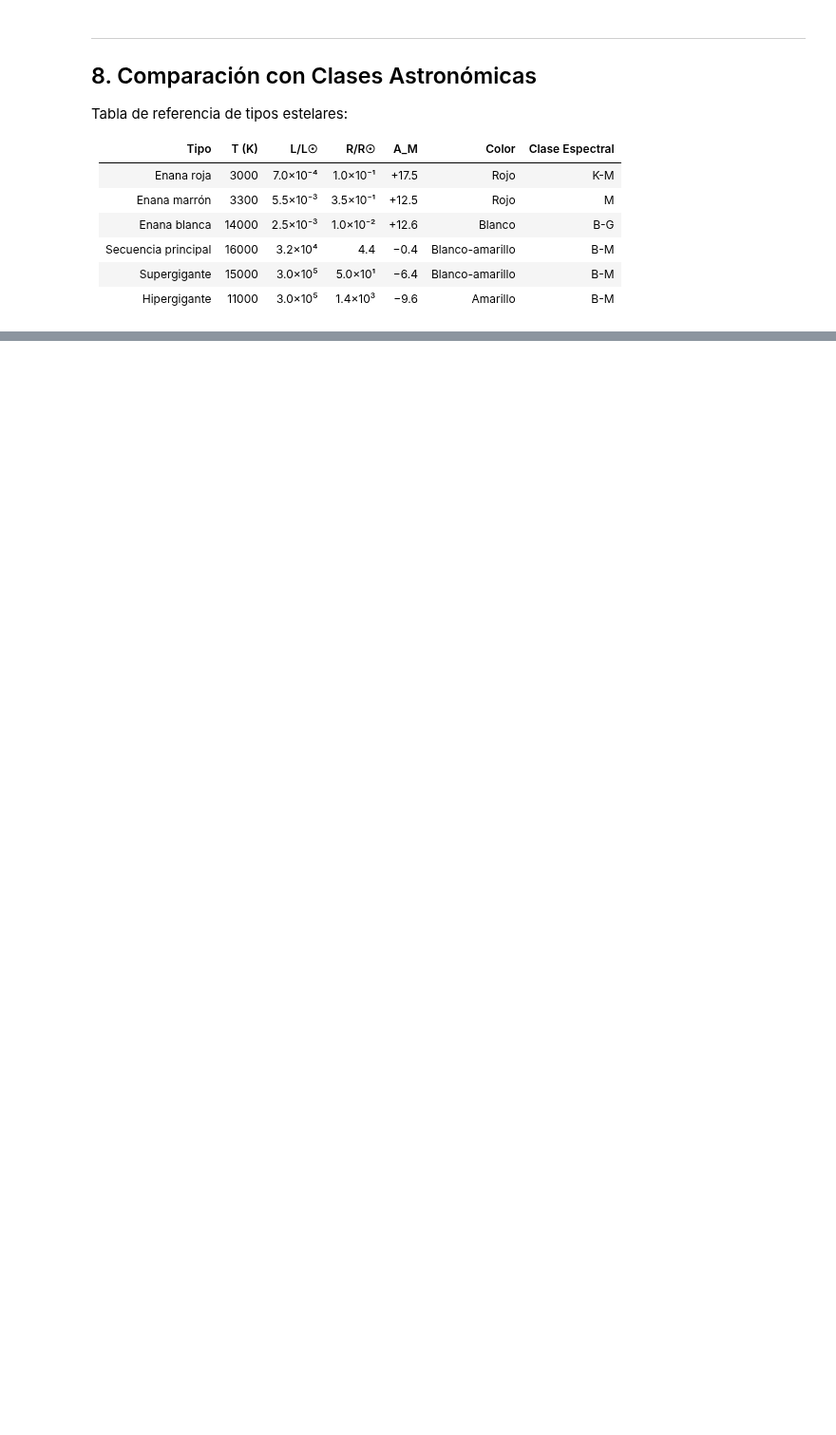
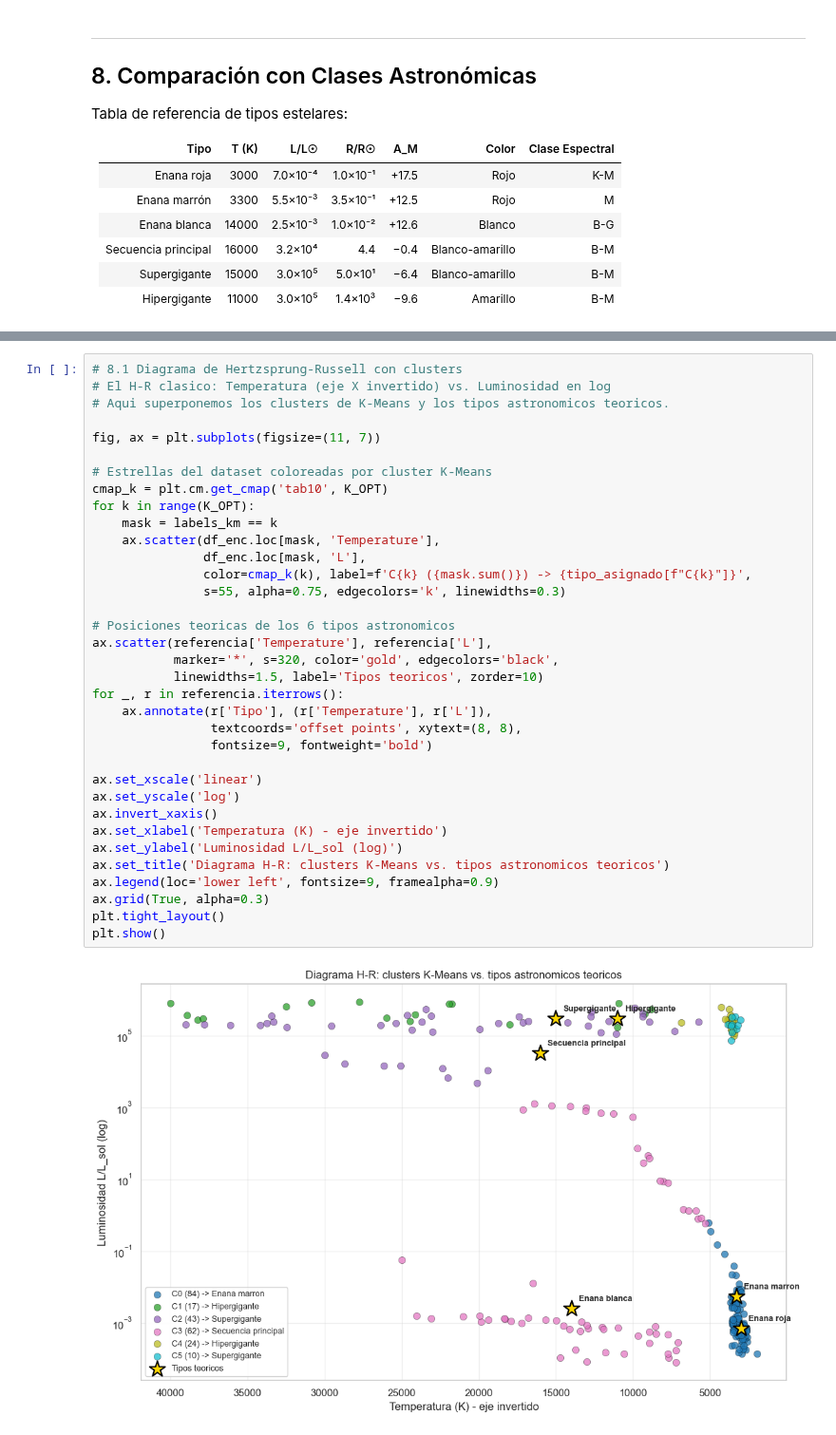
Before and after one commit to JorgeLopxz/TAREA2_AA, a Jupyter notebook: notebooks/Practica2_AA.ipynb, the cells around one changed output, grey strips where cells are left out. Shown at 95% size. Cells and saved outputs as stored; diff of their text form; blank space fills up the shorter version.

```diff
--- a/notebooks/Practica2_AA.ipynb
+++ b/notebooks/Practica2_AA.ipynb
@@ -753,3 +1235,40 @@ pass
+# %%
+# 8.1 Diagrama de Hertzsprung-Russell con clusters
+# El H-R clasico: Temperatura (eje X invertido) vs. Luminosidad en log
+# Aqui superponemos los clusters de K-Means y los tipos astronomicos teoricos.
+
+fig, ax = plt.subplots(figsize=(11, 7))
+
+# Estrellas del dataset coloreadas por cluster K-Means
+cmap_k = plt.cm.get_cmap('tab10', K_OPT)
+for k in range(K_OPT):
+    mask = labels_km == k
+    ax.scatter(df_enc.loc[mask, 'Temperature'],
+               df_enc.loc[mask, 'L'],
+               color=cmap_k(k), label=f'C{k} ({mask.sum()}) -> {tipo_asignado[f"C{k}"]}',
+               s=55, alpha=0.75, edgecolors='k', linewidths=0.3)
+
+# Posiciones teoricas de los 6 tipos astronomicos
+ax.scatter(referencia['Temperature'], referencia['L'],
+           marker='*', s=320, color='gold', edgecolors='black',
+           linewidths=1.5, label='Tipos teoricos', zorder=10)
+for _, r in referencia.iterrows():
+    ax.annotate(r['Tipo'], (r['Temperature'], r['L']),
+                textcoords='offset points', xytext=(8, 8),
+                fontsize=9, fontweight='bold')
+
+ax.set_xscale('linear')
+ax.set_yscale('log')
+ax.invert_xaxis()
+ax.set_xlabel('Temperatura (K) - eje invertido')
+ax.set_ylabel('Luminosidad L/L_sol (log)')
+ax.set_title('Diagrama H-R: clusters K-Means vs. tipos astronomicos teoricos')
+ax.legend(loc='lower left', fontsize=9, framealpha=0.9)
+ax.grid(True, alpha=0.3)
+plt.tight_layout()
+plt.show()
+# %% [output]
+[figure, added]
 # %% [markdown]
 ---
 ## 9. Conclusiones
```
Also changed, not shown: parts of 12 cells of this notebook, 1 other file.
